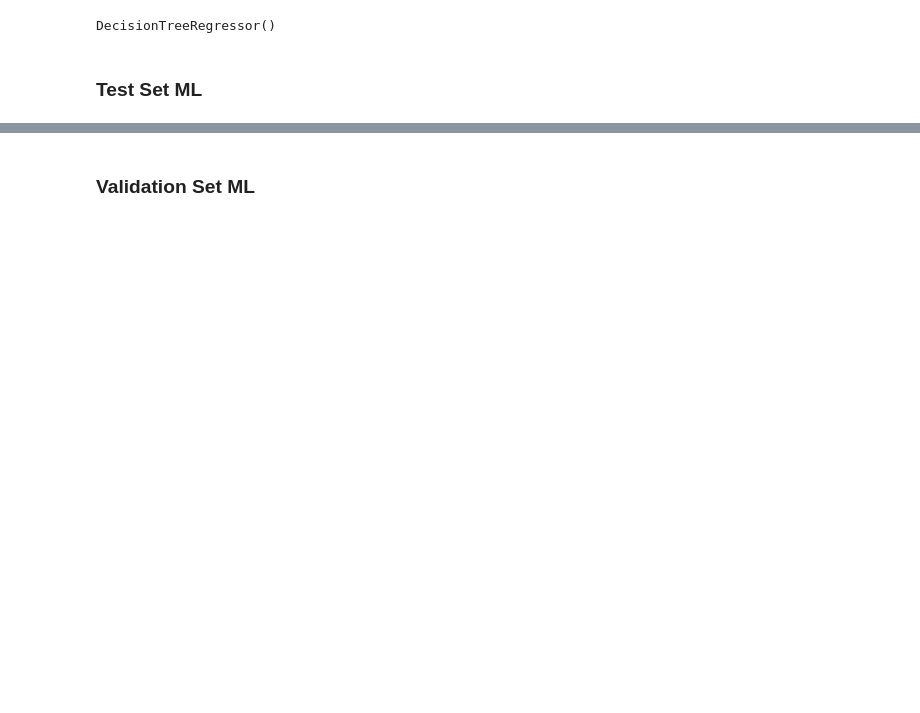
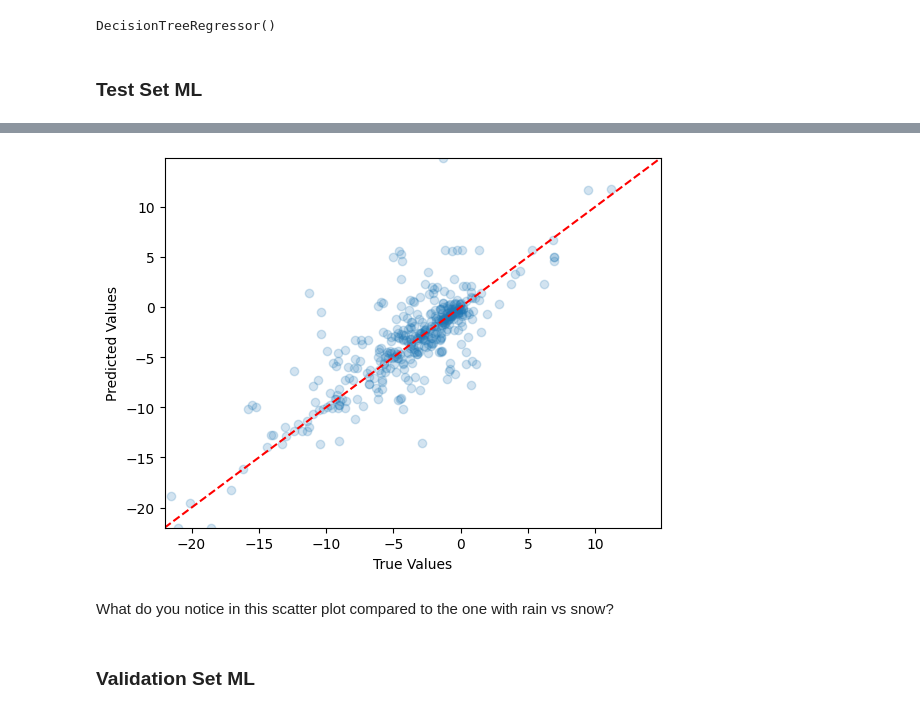
Before and after one commit to projectpythia-mystmd/ptype-ml-cookbook, a Jupyter notebook: notebooks/ptype_ml.ipynb, the cells around one changed output, grey strips where cells are left out. Drawn from its saved outputs; the diff is of its cells as text; code cells hidden in the pictures; blank space fills up the shorter version.

```diff
--- a/notebooks/ptype_ml.ipynb
+++ b/notebooks/ptype_ml.ipynb
@@ -289,3 +312,26 @@ R-squared (R2) on Test Set: 0.59
+# %%
+# Create scatter plot
+plt.scatter(y_test2, y_pred2, alpha=0.2)
+
+# Add axis labels
+plt.xlabel('True Values')
+plt.ylabel('Predicted Values')
+
+# Set the same limits for both axes
+min_val = min(min(y_test2), min(y_pred2))
+max_val = max(max(y_test2), max(y_pred2))
+plt.xlim(min_val, max_val)
+plt.ylim(min_val, max_val)
+
+# Add a diagonal line for reference
+plt.plot([min_val, max_val], [min_val, max_val], 'r--')
+
+# Show the plot
+plt.show()
+# %% [output]
+[figure, added]
+# %% [markdown]
+What do you notice in this scatter plot compared to the one with rain vs snow?
 # %% [markdown]
 ### Validation Set ML
 # %%
```
Also changed, not shown: parts of 4 cells of this notebook.
